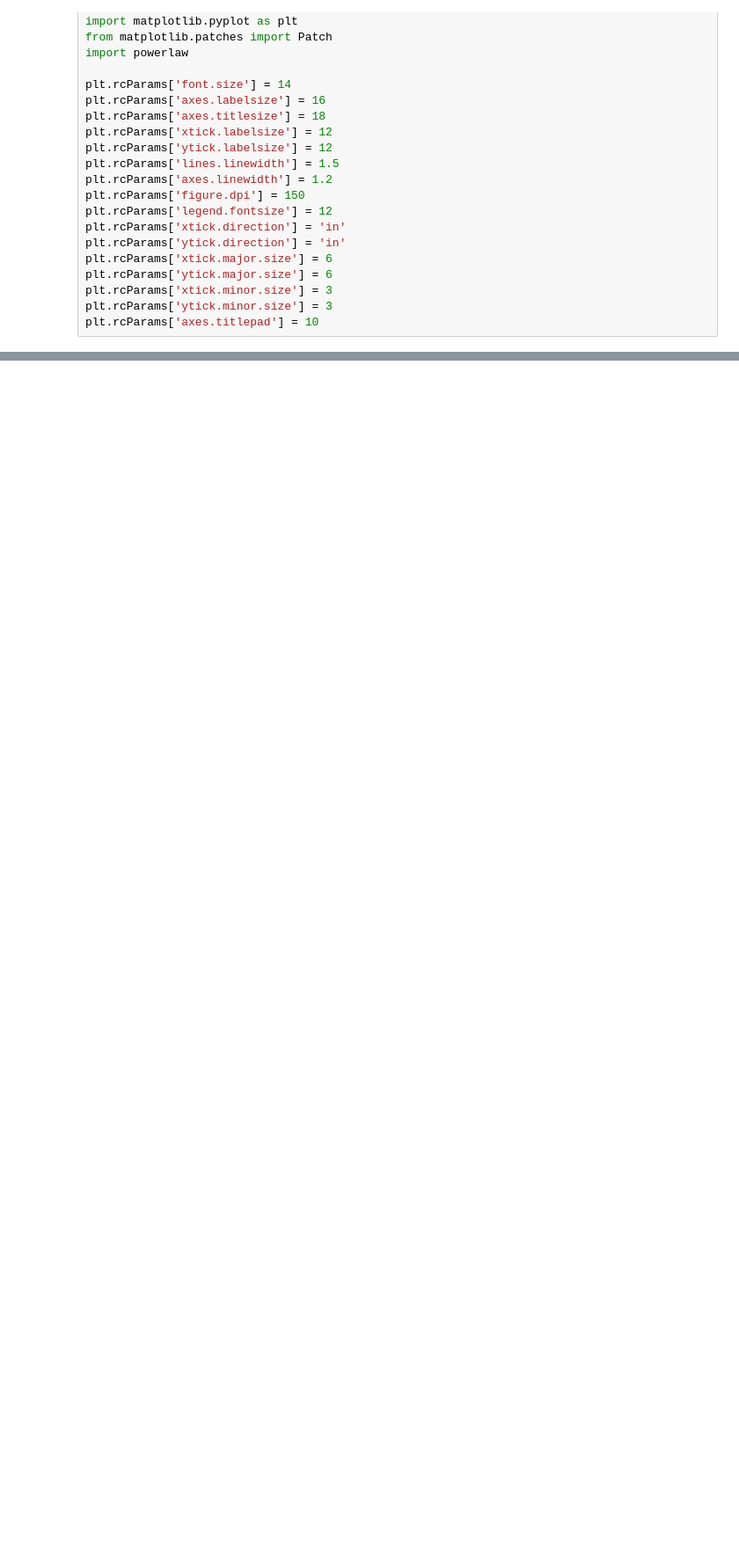
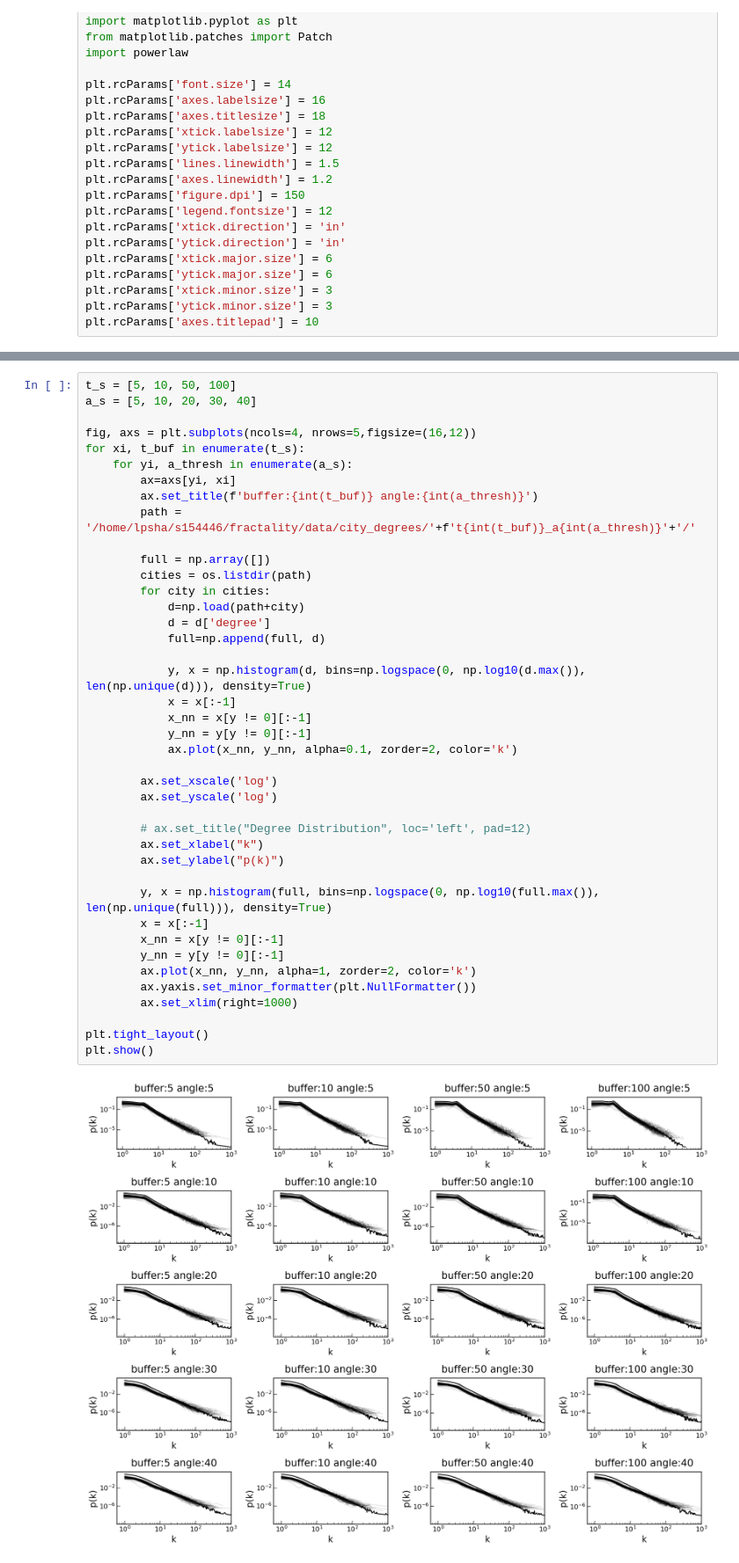
Before and after one commit to LassePSH/DualGraphDirCon, a Jupyter notebook: notebooks_lasse/degree_fit.ipynb, the cells around one changed output, grey strips where cells are left out. Shown at 88% size. Drawn from its saved outputs; the diff is of its cells as text; blank space fills up the shorter version.

```diff
--- a/notebooks_lasse/degree_fit.ipynb
+++ b/notebooks_lasse/degree_fit.ipynb
@@ -35,0 +55,43 @@ for city in tqdm(cities):
+# %%
+t_s = [5, 10, 50, 100]
+a_s = [5, 10, 20, 30, 40]
+
+fig, axs = plt.subplots(ncols=4, nrows=5,figsize=(16,12))
+for xi, t_buf in enumerate(t_s):
+    for yi, a_thresh in enumerate(a_s):
+        ax=axs[yi, xi]
+        ax.set_title(f'buffer:{int(t_buf)} angle:{int(a_thresh)}')
+        path = '/home/lpsha/s154446/fractality/data/city_degrees/'+f't{int(t_buf)}_a{int(a_thresh)}'+'/'
+
+        full = np.array([])
+        cities = os.listdir(path)
+        for city in cities:
+            d=np.load(path+city)
+            d = d['degree']
+            full=np.append(full, d)
+
+            y, x = np.histogram(d, bins=np.logspace(0, np.log10(d.max()), len(np.unique(d))), density=True)
+            x = x[:-1]
+            x_nn = x[y != 0][:-1]
+            y_nn = y[y != 0][:-1]
+            ax.plot(x_nn, y_nn, alpha=0.1, zorder=2, color='k')
+
+        ax.set_xscale('log')
+        ax.set_yscale('log')
+
+        # ax.set_title("Degree Distribution", loc='left', pad=12)
+        ax.set_xlabel("k")
+        ax.set_ylabel("p(k)")
+
+        y, x = np.histogram(full, bins=np.logspace(0, np.log10(full.max()), len(np.unique(full))), density=True)
+        x = x[:-1]
+        x_nn = x[y != 0][:-1]
+        y_nn = y[y != 0][:-1]
+        ax.plot(x_nn, y_nn, alpha=1, zorder=2, color='k')
+        ax.yaxis.set_minor_formatter(plt.NullFormatter())
+        ax.set_xlim(right=1000)
+
+plt.tight_layout()
+plt.show()
+# %% [output]
+[figure, added]
```
Also changed, not shown: parts of 13 cells of this notebook, 8 other files.
